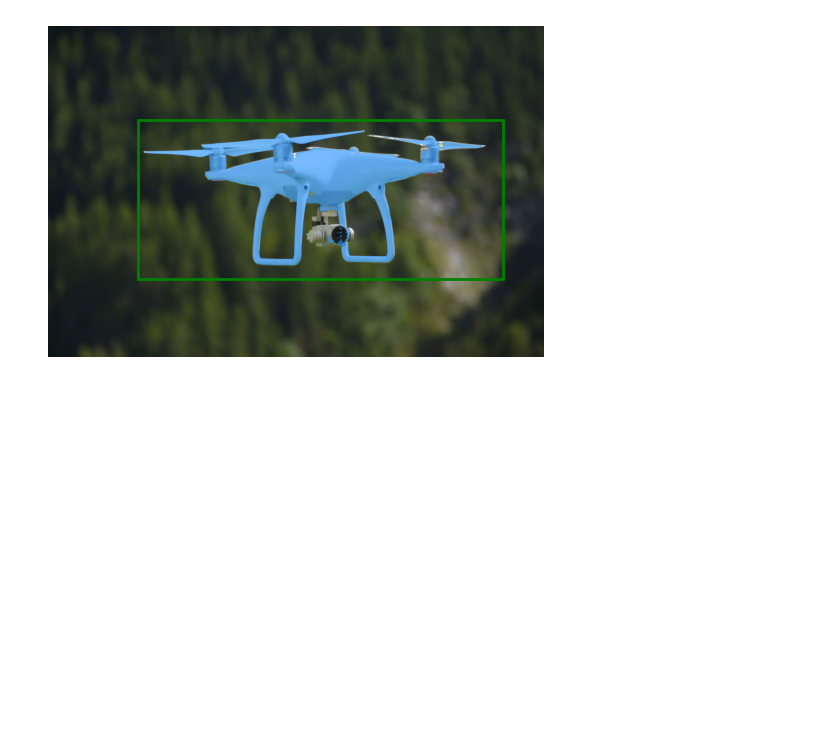
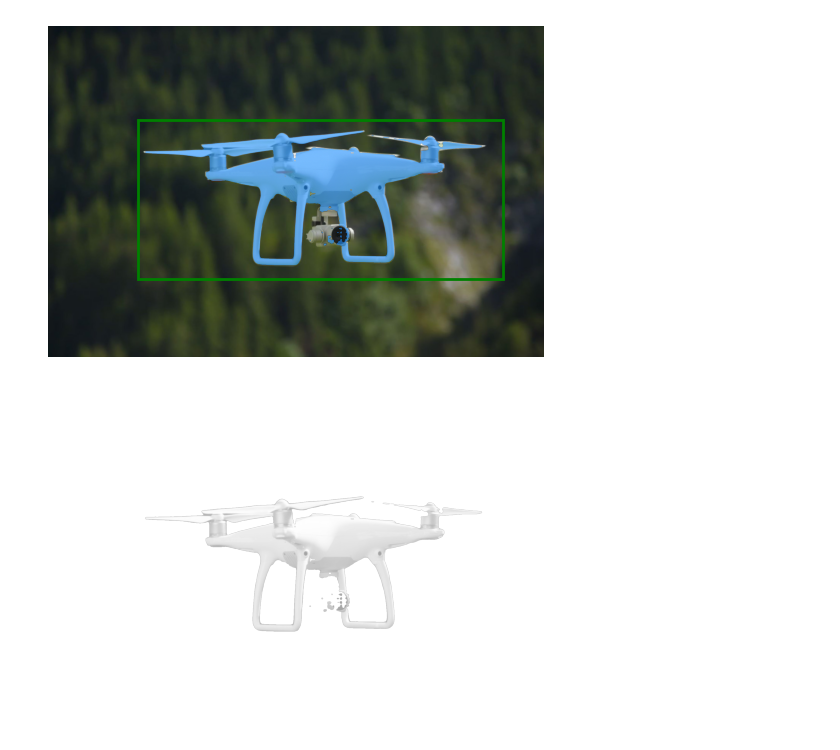
Before and after one commit to gabriquaranta/thesis, a Jupyter notebook: SAM_drone_segmentation_test.ipynb, the cells around one changed output. Saved outputs shown, nothing was run; the diff lists cells and outputs as text; code cells hidden in the pictures; blank space fills up the shorter version.

Commit message:
semitransparent cutout test

```diff
--- a/SAM_drone_segmentation_test.ipynb
+++ b/SAM_drone_segmentation_test.ipynb
@@ -144,3 +142,24 @@ plt.axis('off')
 plt.show()
 # %% [output]
 [figure]
+# %%
+gray_image = cv2.cvtColor(image, cv2.COLOR_BGR2GRAY)
+
+mask=masks[0]
+
+cutout_rgba = np.zeros((mask.shape[0], mask.shape[1], 4), dtype=np.uint8)
+
+# set rgb channels using grayscale image ie grayscale to R, G, B
+cutout_rgba[mask, 0:3] = np.stack([gray_image[mask]] * 3, axis=-1)
+
+# alpha channel 255(completely solid) where the mask is true (object) 0 where false (background)
+cutout_rgba[mask, 3] = 255 # we can lower this to make semi transparent and sim shadows
+
+cutout_rgba[mask, 3] = 100
+
+plt.figure()
+plt.imshow(cutout_rgba)
+plt.axis('off')
+plt.show()
+# %% [output]
+[figure, added]
```
Also changed, not shown: parts of 2 cells of this notebook.
